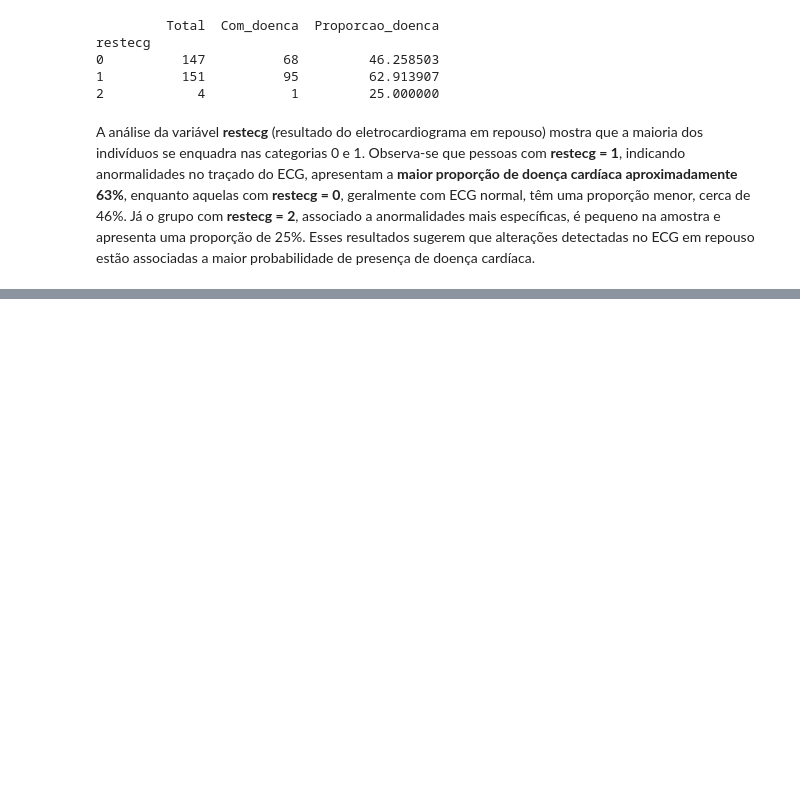
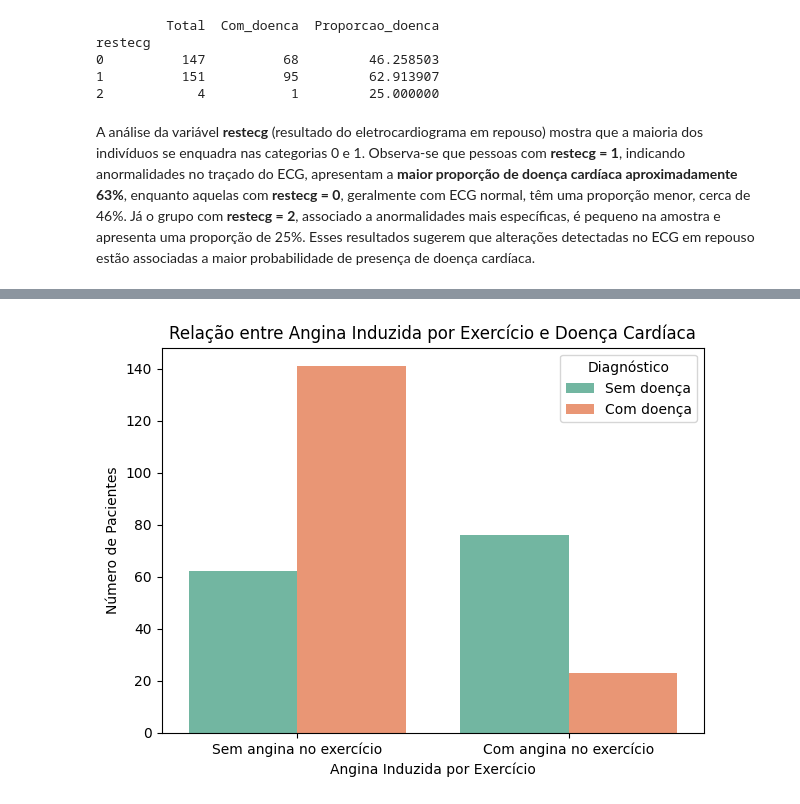
Before and after one commit to Igor-Roberto-Alves/Machine-Learning-1-Project-, a Jupyter notebook: analise_exploratoria_heart.ipynb, the cells around one changed output, grey strips where cells are left out. Cells and saved outputs as stored; diff of their text form; code cells hidden in the pictures; blank space fills up the shorter version.

```diff
--- a/analise_exploratoria_heart.ipynb
+++ b/analise_exploratoria_heart.ipynb
@@ -729,0 +824,18 @@ thal
+# %%
+import seaborn as sns
+import matplotlib.pyplot as plt
+
+# Mapeando para tornar os rótulos mais compreensíveis
+df['Angina_exercicio'] = df['exang'].map({0: 'Sem angina no exercício', 1: 'Com angina no exercício'})
+df['Doença Cardíaca'] = df['target'].map({0: 'Sem doença', 1: 'Com doença'})
+
+plt.figure(figsize=(7, 5))
+sns.countplot(x='Angina_exercicio', hue='Doença Cardíaca', data=df, palette='Set2')
+
+plt.title('Relação entre Angina Induzida por Exercício e Doença Cardíaca')
+plt.xlabel('Angina Induzida por Exercício')
+plt.ylabel('Número de Pacientes')
+plt.legend(title='Diagnóstico')
+plt.show()
+# %% [output]
+[figure, added]
```
Also changed, not shown: parts of 12 cells of this notebook.
